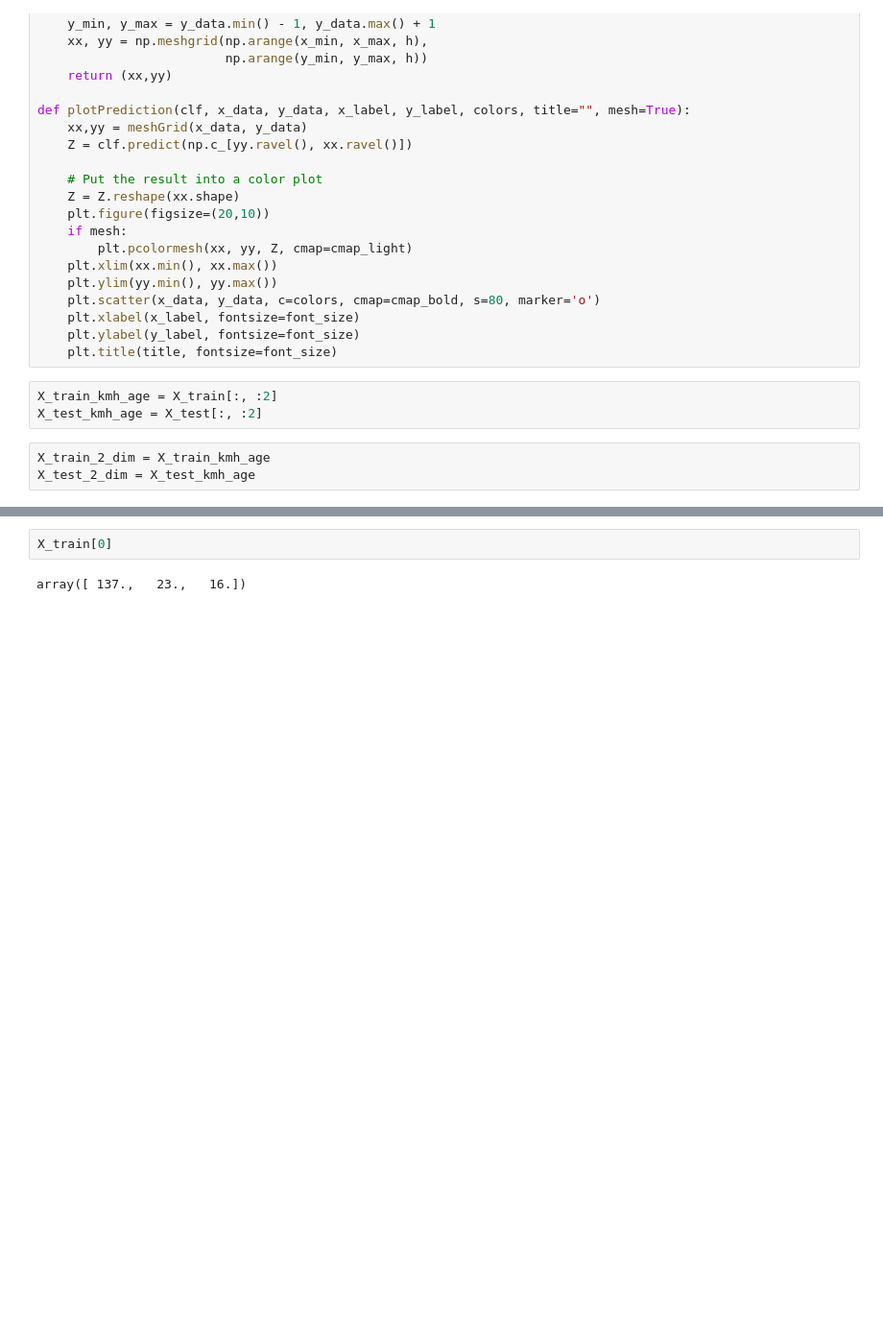
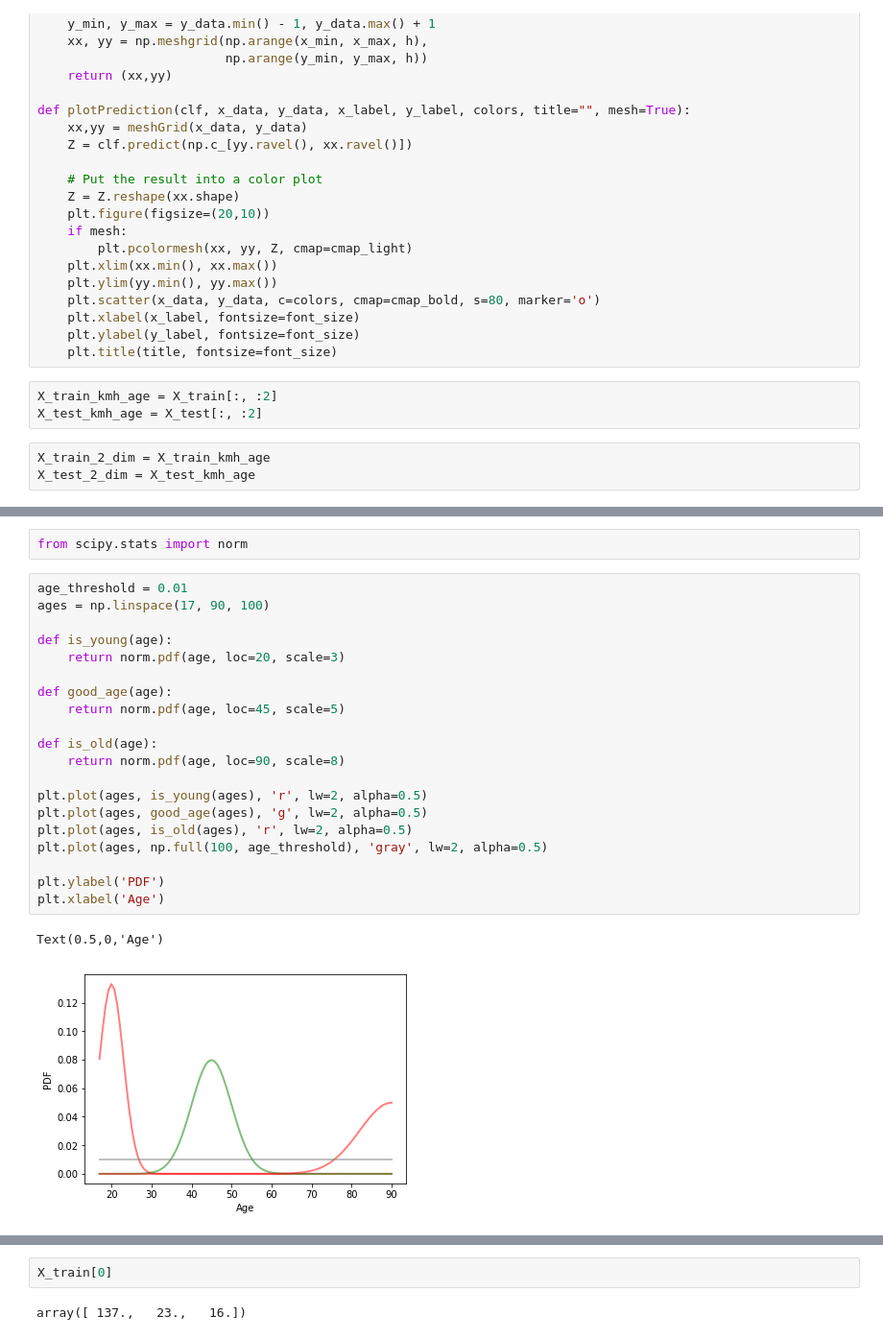
Before and after one commit to DJCordhose/ai, a Jupyter notebook: notebooks/intro/insurance.ipynb, the cells around one changed output, grey strips where cells are left out. Shown at 96% size. Cells and saved outputs as stored; diff of their text form; blank space fills up the shorter version.

```diff
--- a/notebooks/intro/insurance.ipynb
+++ b/notebooks/intro/insurance.ipynb
@@ -159,0 +202,25 @@ X_test_2_dim = X_test_kmh_age
+# %%
+from scipy.stats import norm
+# %%
+age_threshold = 0.01
+ages = np.linspace(17, 90, 100)
+
+def is_young(age):
+    return norm.pdf(age, loc=20, scale=3)
+
+def good_age(age):
+    return norm.pdf(age, loc=45, scale=5)
+
+def is_old(age):
+    return norm.pdf(age, loc=90, scale=8)
+
+plt.plot(ages, is_young(ages), 'r', lw=2, alpha=0.5)
+plt.plot(ages, good_age(ages), 'g', lw=2, alpha=0.5)
+plt.plot(ages, is_old(ages), 'r', lw=2, alpha=0.5)
+plt.plot(ages, np.full(100, age_threshold), 'gray', lw=2, alpha=0.5)
+
+plt.ylabel('PDF')
+plt.xlabel('Age')
+# %% [output]
+Text(0.5,0,'Age')
+[figure, added]
```
Also changed, not shown: parts of 34 cells of this notebook, 9 other files.
